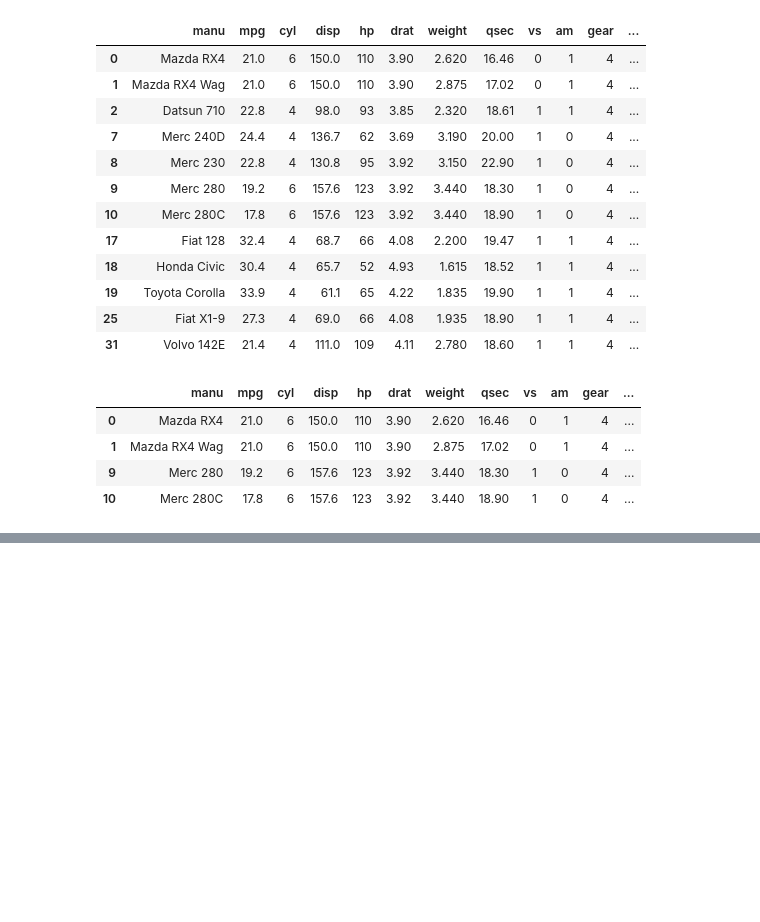
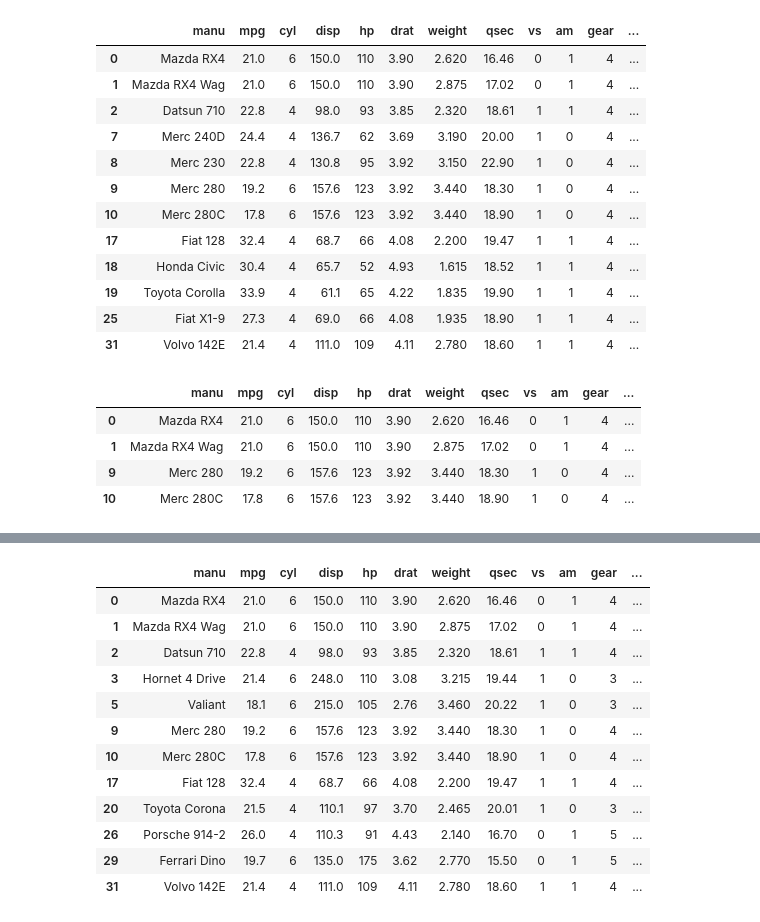
Before and after one commit to Anik-Singha/mlp-besant, a Jupyter notebook: 08 libraries_pandas.ipynb, the cells around one changed output, grey strips where cells are left out. Drawn from its saved outputs; the diff is of its cells as text; code cells hidden in the pictures; blank space fills up the shorter version.

```diff
--- a/08 libraries.ipynb
+++ b/08 libraries_pandas.ipynb
@@ -748,0 +782,17 @@ df_mtcars[(df_mtcars['gear'] == 4) & (df_mtcars['cyl'] == 6)]
+# %%
+# extract data weight between 2 to 3 or cyl 6
+df_mtcars[(df_mtcars['weight'].between(2,3)) | (df_mtcars['cyl'] == 6)]
+# %% [output]
+|  | manu | mpg | cyl | disp | hp | drat | weight | qsec | vs | am | gear | ... |
+| 0 | Mazda RX4 | 21.0 | 6 | 150.0 | 110 | 3.90 | 2.620 | 16.46 | 0 | 1 | 4 | ... |
+| 1 | Mazda RX4 Wag | 21.0 | 6 | 150.0 | 110 | 3.90 | 2.875 | 17.02 | 0 | 1 | 4 | ... |
+| 2 | Datsun 710 | 22.8 | 4 | 98.0 | 93 | 3.85 | 2.320 | 18.61 | 1 | 1 | 4 | ... |
+| 3 | Hornet 4 Drive | 21.4 | 6 | 248.0 | 110 | 3.08 | 3.215 | 19.44 | 1 | 0 | 3 | ... |
+| 5 | Valiant | 18.1 | 6 | 215.0 | 105 | 2.76 | 3.460 | 20.22 | 1 | 0 | 3 | ... |
+| 9 | Merc 280 | 19.2 | 6 | 157.6 | 123 | 3.92 | 3.440 | 18.30 | 1 | 0 | 4 | ... |
+| 10 | Merc 280C | 17.8 | 6 | 157.6 | 123 | 3.92 | 3.440 | 18.90 | 1 | 0 | 4 | ... |
+| 17 | Fiat 128 | 32.4 | 4 | 68.7 | 66 | 4.08 | 2.200 | 19.47 | 1 | 1 | 4 | ... |
+| 20 | Toyota Corona | 21.5 | 4 | 110.1 | 97 | 3.70 | 2.465 | 20.01 | 1 | 0 | 3 | ... |
+| 26 | Porsche 914-2 | 26.0 | 4 | 110.3 | 91 | 4.43 | 2.140 | 16.70 | 0 | 1 | 5 | ... |
+| 29 | Ferrari Dino | 19.7 | 6 | 135.0 | 175 | 3.62 | 2.770 | 15.50 | 0 | 1 | 5 | ... |
+| 31 | Volvo 142E | 21.4 | 4 | 111.0 | 109 | 4.11 | 2.780 | 18.60 | 1 | 1 | 4 | ... |
```
Also changed, not shown: parts of 4 cells of this notebook, 6 other files.
